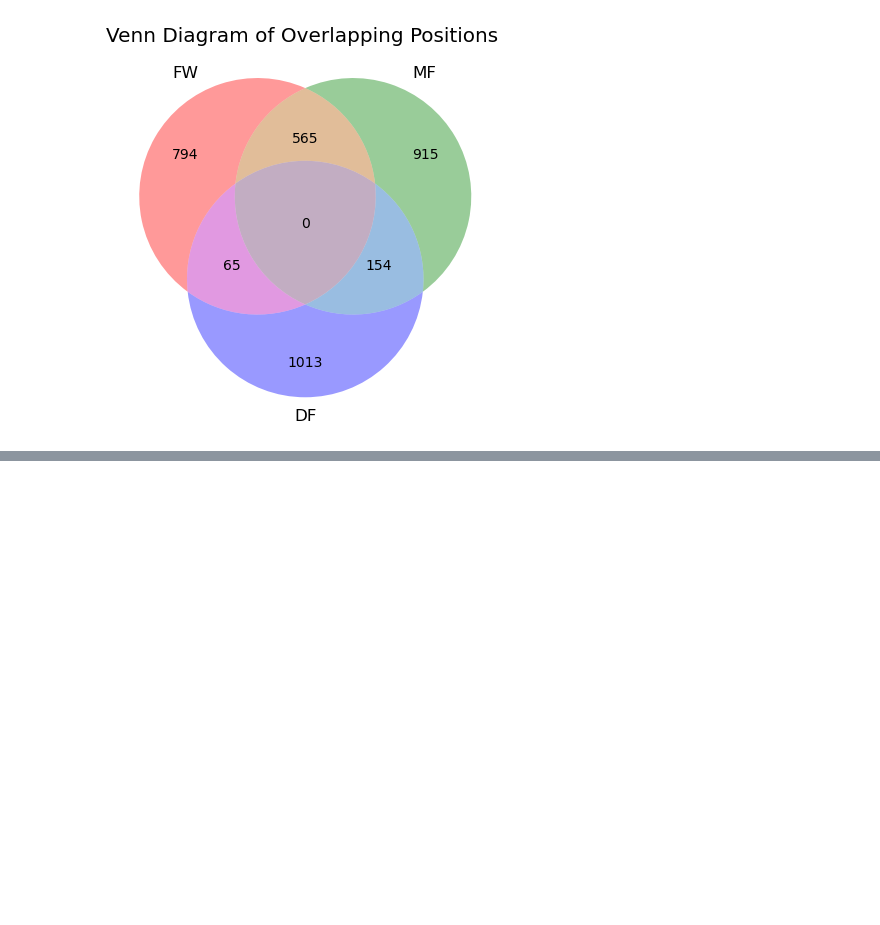
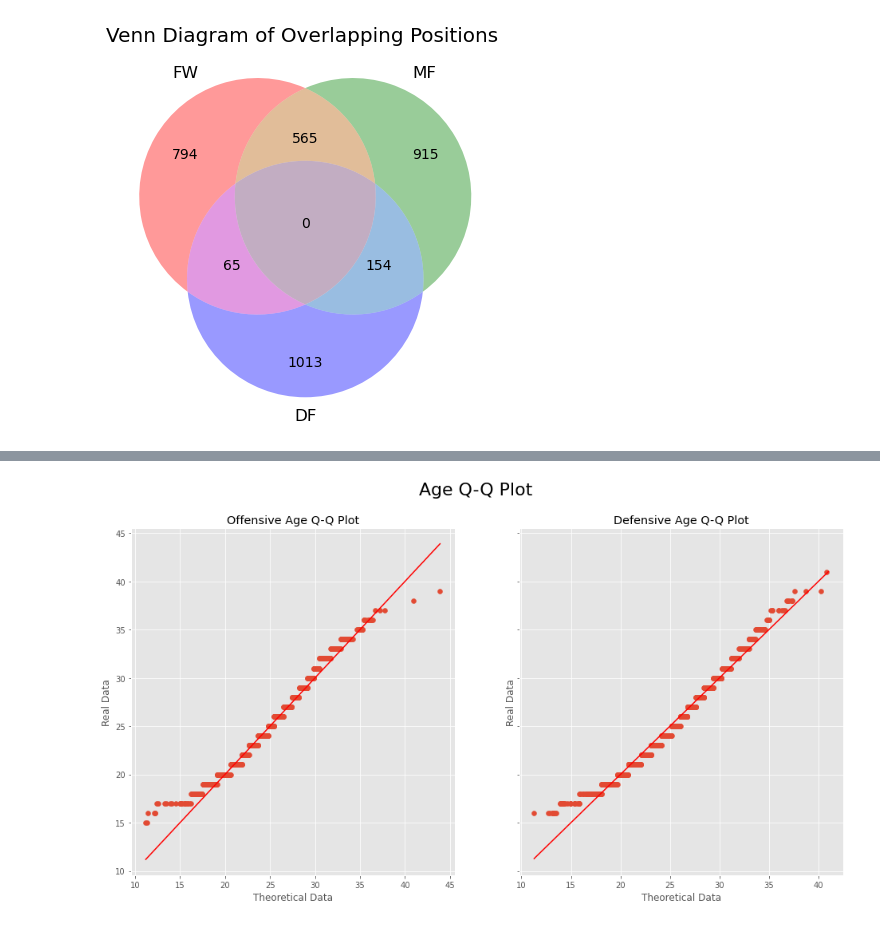
Before and after one commit to IsraelFPM/FootBall-EDA, a Jupyter notebook: PlayersAnalyses.ipynb, the cells around one changed output, grey strips where cells are left out. Cells and saved outputs as stored; diff of their text form; code cells hidden in the pictures; blank space fills up the shorter version.

```diff
--- a/PlayersAnalyses.ipynb
+++ b/PlayersAnalyses.ipynb
@@ -243,0 +283,49 @@ The curtosi of Age Distribuition is -0.4821
+# %%
+fig, axs = plt.subplots(1,2,figsize = (16,8),sharey = True)
+
+plt.suptitle('Age Q-Q Plot',fontsize = 22)
+
+
+quantis = np.random.normal(Off.mean(), Off.std(), len(Off))
+real = Off.values
+
+x = np.linspace(min(Off),max(Off),len(Off))
+bell = (1 / (Off.std() * np.sqrt(2 * np.pi))) * np.exp(-(x - Off.mean())**2 / (2 * Off.std()**2))
+
+quantis.sort()
+real.sort()
+min_value = min(quantis[0], real[0])
+max_value = max(quantis[-1], real[-1])
+
+axs[0].scatter(quantis, real, )
+axs[0].set_xlabel('Theoretical Data')
+axs[0].set_ylabel('Real Data')
+axs[0].set_title('Offensive Age Q-Q Plot')
+
+axs[0].plot([min_value, max_value], [min_value, max_value], color='red')
+
+
+
+##
+quantis = np.random.normal(Def.mean(), Def.std(), len(Def))
+real = Def.values
+
+x = np.linspace(min(Def),max(Def),len(Def))
+bell = (1 / (Def.std() * np.sqrt(2 * np.pi))) * np.exp(-(x - Def.mean())**2 / (2 * Def.std()**2))
+
+quantis.sort()
+real.sort()
+min_value = min(quantis[0], real[0])
+max_value = max(quantis[-1], real[-1])
+
+
+axs[1].scatter(quantis, real, )
+axs[1].set_xlabel('Theoretical Data')
+axs[1].set_ylabel('Real Data')
+axs[1].set_title('Defensive Age Q-Q Plot')
+
+axs[1].plot([min_value, max_value], [min_value, max_value], color='red')
+
+plt.show()
+# %% [output]
+[figure, added]
```
Also changed, not shown: parts of 11 cells of this notebook.
